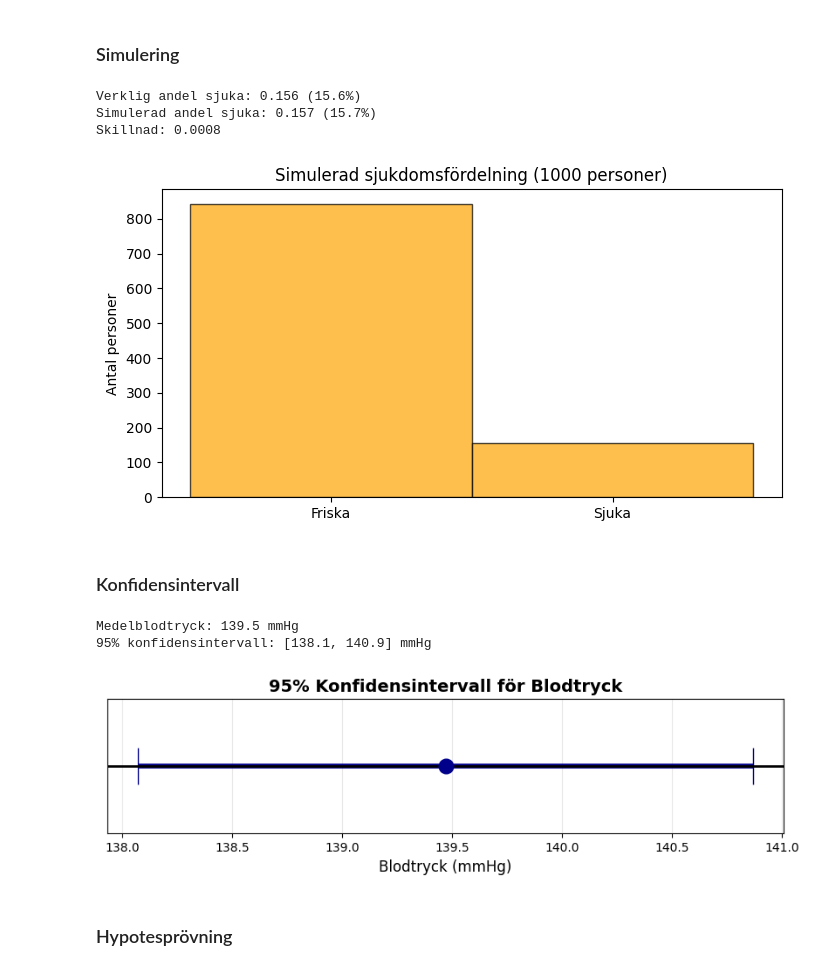
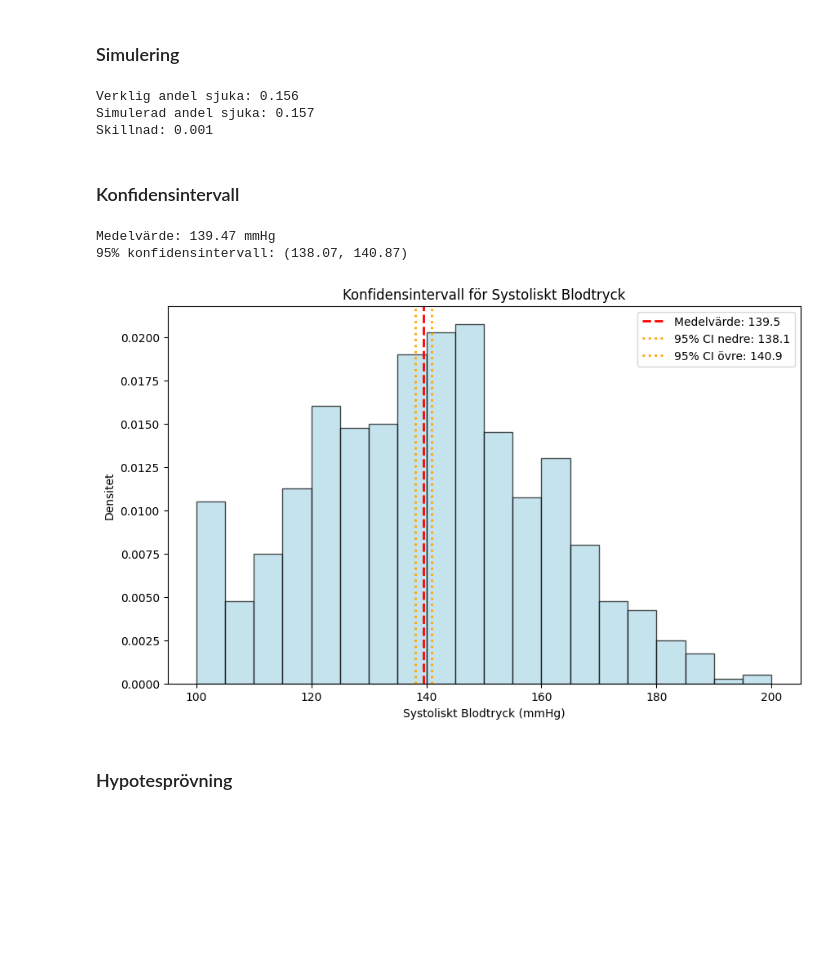
Before and after one commit to Bilalmah1/G1, a Jupyter notebook: report.ipynb, the cells around one changed output. Drawn from its saved outputs; the diff is of its cells as text; code cells hidden in the pictures; blank space fills up the shorter version.

```diff
--- a/report.ipynb
+++ b/report.ipynb
@@ -20,0 +9,5 @@ Kolumner: ['id', 'age', 'sex', 'height', 'weight', 'systolic_bp', 'cholesterol',
+# %%
+data = metrics.ladda_data()
+print(f"Data laddad! Storlek: {data.shape}")
+print("Första 5 rader:")
+data.head()
@@ -53,42 +43,22 @@ print("4. Extra: Stapeldiagram över sjukdom")
 # %% [markdown]
 ### Simulering
 # %%
-andel_orig, andel_sim, sim_data = simulera_sjukdom(data)
-print(f"Verklig andel sjuka: {andel_orig:.3f} ({andel_orig*100:.1f}%)")
-print(f"Simulerad andel sjuka: {andel_sim:.3f} ({andel_sim*100:.1f}%)")
-print(f"Skillnad: {abs(andel_orig - andel_sim):.4f}")
-
-plt.figure(figsize=(8, 4))
-plt.hist(sim_data, bins=2, alpha=0.7, color='orange', edgecolor='black')
-plt.xticks([0.25, 0.75], ['Friska', 'Sjuka'])
-plt.ylabel('Antal personer')
-plt.title('Simulerad sjukdomsfördelning (1000 personer)')
-plt.show()
+verklig_andel, simulerad_andel, sim_data = metrics.simulera_sjukdom(data)
 # %% [output]
-Verklig andel sjuka: 0.156 (15.6%)
-Simulerad andel sjuka: 0.157 (15.7%)
-Skillnad: 0.0008
+Verklig andel sjuka: 0.156
+Simulerad andel sjuka: 0.157
+Skillnad: 0.001
-[figure, removed]
 # %% [markdown]
 ### Konfidensintervall
 # %%
-medel, undre, ovre = konfidensintervall(data)
-print(f"Medelblodtryck: {medel:.1f} mmHg")
-print(f"95% konfidensintervall: [{undre:.1f}, {ovre:.1f}] mmHg")
-
-plt.figure(figsize=(10, 2))
-plt.errorbar(medel, 0, xerr=[[medel - undre], [ovre - medel]],
-             fmt='o', capsize=15, markersize=12, color='darkblue', linewidth=4)
-plt.axhline(y=0, color='black', linewidth=2)
-plt.title('95% Konfidensintervall för Blodtryck', fontsize=14, fontweight='bold')
-plt.xlabel('Blodtryck (mmHg)', fontsize=12)
-plt.yticks([])
-plt.grid(True, alpha=0.3)
-plt.show()
+medel, ci_low, ci_high = metrics.konfidensintervall(data)
+print(f"Medelvärde: {medel:.2f} mmHg")
+print(f"95% konfidensintervall: ({ci_low:.2f}, {ci_high:.2f})")
+metrics.skapa_konfidensintervall_graf(data)
 # %% [output]
-Medelblodtryck: 139.5 mmHg
-95% konfidensintervall: [138.1, 140.9] mmHg
+Medelvärde: 139.47 mmHg
+95% konfidensintervall: (138.07, 140.87)
-[figure, old version]
+[figure, new version]
 # %% [markdown]
 ### Hypotesprövning
 # %%
```
Also changed, not shown: parts of 5 cells of this notebook, 2 other files.
